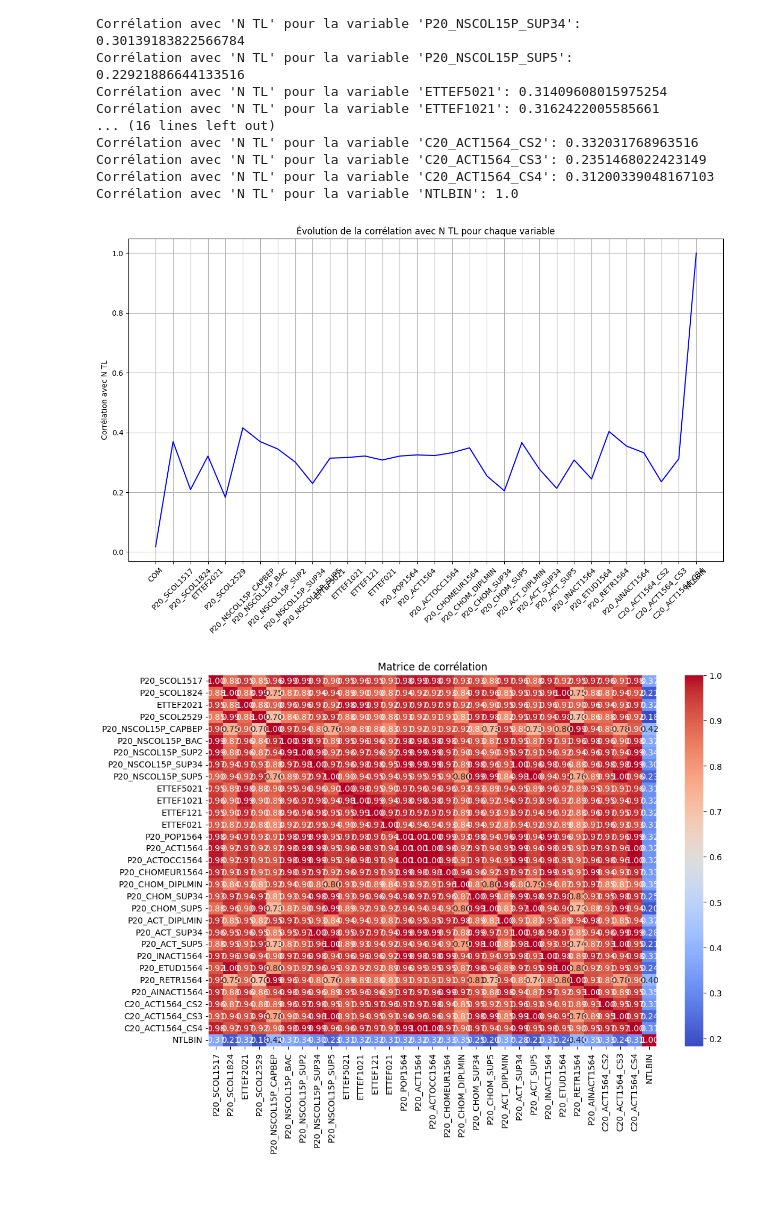
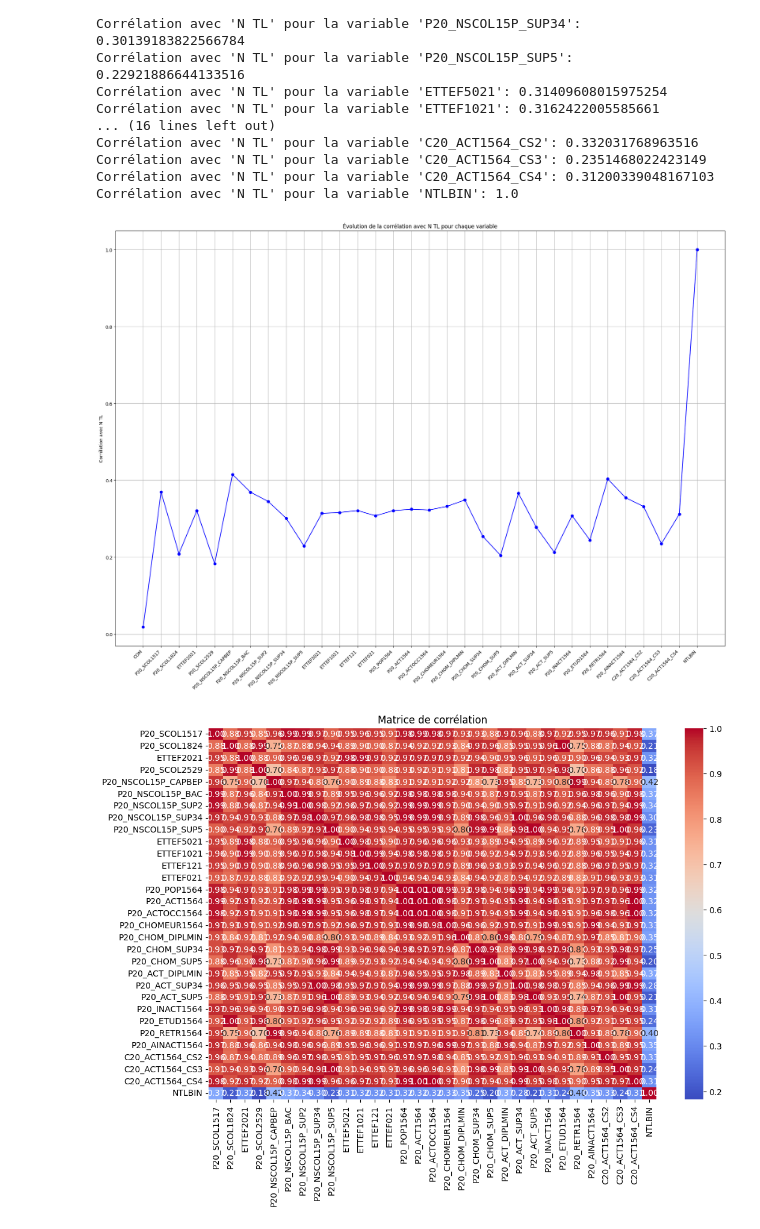
Before and after one commit to mathildetissandier/stage2, a Jupyter notebook: stage2.ipynb, the cells around one changed output. Cells and saved outputs as stored; diff of their text form; code cells hidden in the pictures; blank space fills up the shorter version.

```diff
--- a/stage2.ipynb
+++ b/stage2.ipynb
@@ -76,26 +76,33 @@ Corrélation avec 'N TL' pour la variable 'C20_ACT1564_CS3': 0.2351468022423149
 Corrélation avec 'N TL' pour la variable 'C20_ACT1564_CS4': 0.31200339048167103
 Corrélation avec 'N TL' pour la variable 'NTLBIN': 1.0
 # %%
+import pandas as pd
 import matplotlib.pyplot as plt
 
-df = df.drop(columns=['COM'])
+# Supposons que df et correlations soient déjà définis
+# df = df.drop(columns=['COM'])
+# correlations = {'var1': 0.5, 'var2': 0.7, ...}
 
+# Créez le DataFrame de corrélation
 correlation_df = pd.DataFrame(correlations.values(), index=correlations.keys(), columns=['Corrélation'])
 
 # Assurez-vous que l'index est au bon format (si nécessaire)
 # correlation_df.index = pd.to_datetime(correlation_df.index)
 
 # Tracez le graphique de l'évolution de la corrélation au fil du temps
-plt.figure(figsize=(12, 8))
-plt.plot(correlation_df.index, correlation_df['Corrélation'], color='blue')
+plt.figure(figsize=(20, 15))
+plt.plot(correlation_df.index, correlation_df['Corrélation'], marker='o', color='blue')
 plt.ylabel('Corrélation avec N TL')
 plt.title('Évolution de la corrélation avec N TL pour chaque variable')
 plt.grid(True)
-plt.xticks(rotation=45)
+
+# Ajustez les étiquettes de l'axe des abscisses
+plt.xticks(ticks=correlation_df.index, labels=correlation_df.index, rotation=45, ha='right')
+
 plt.tight_layout()
 plt.show()
 # %% [output]
-[figure, old version]
+[figure, new version]
 # %%
 import seaborn as sns
 import matplotlib.pyplot as plt
```
Also changed, not shown: parts of 2 cells of this notebook.
